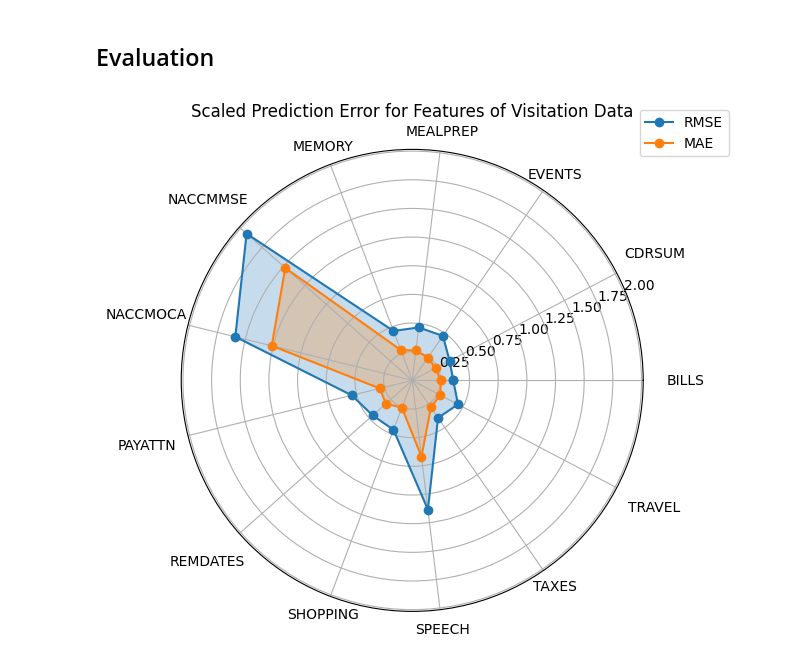
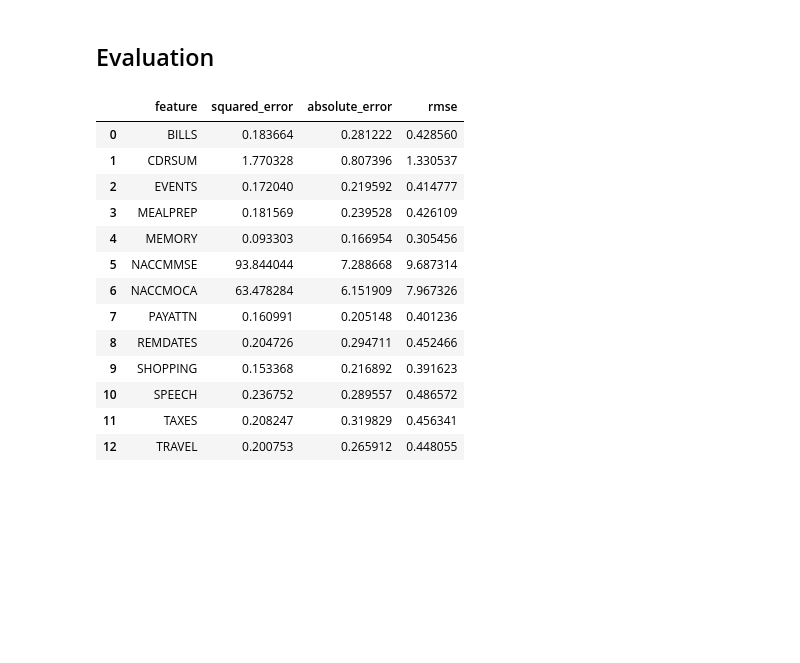
Before and after one commit to kkmanvi123/ds4420-finalproject, a Jupyter notebook: cf/cf_evaluation.ipynb, the cells around one changed output. Saved outputs shown, nothing was run; the diff lists cells and outputs as text; code cells hidden in the pictures; blank space fills up the shorter version.

```diff
--- a/cf/cf_evaluation.ipynb
+++ b/cf/cf_evaluation.ipynb
@@ -158,4 +170,0 @@ evaluation_result["absolute_error"] = evaluation_result.apply(standardize_mae, a
-# %%
-feature_plot(evaluation_result, save_path="plots/evaluation_feature_plot.png")
-# %% [output]
-[figure, removed]
@@ -161,0 +174,17 @@ feature_plot(evaluation_result, save_path="plots/evaluation_feature_plot.png")
+# %%
+evaluation_features
+# %% [output]
+|  | feature | squared_error | absolute_error | rmse |
+| 0 | BILLS | 0.183664 | 0.281222 | 0.428560 |
+| 1 | CDRSUM | 1.770328 | 0.807396 | 1.330537 |
+| 2 | EVENTS | 0.172040 | 0.219592 | 0.414777 |
+| 3 | MEALPREP | 0.181569 | 0.239528 | 0.426109 |
+| 4 | MEMORY | 0.093303 | 0.166954 | 0.305456 |
+| 5 | NACCMMSE | 93.844044 | 7.288668 | 9.687314 |
+| 6 | NACCMOCA | 63.478284 | 6.151909 | 7.967326 |
+| 7 | PAYATTN | 0.160991 | 0.205148 | 0.401236 |
+| 8 | REMDATES | 0.204726 | 0.294711 | 0.452466 |
+| 9 | SHOPPING | 0.153368 | 0.216892 | 0.391623 |
+| 10 | SPEECH | 0.236752 | 0.289557 | 0.486572 |
+| 11 | TAXES | 0.208247 | 0.319829 | 0.456341 |
+| 12 | TRAVEL | 0.200753 | 0.265912 | 0.448055 |
```
Also changed, not shown: parts of 7 cells of this notebook, 3 other files.
